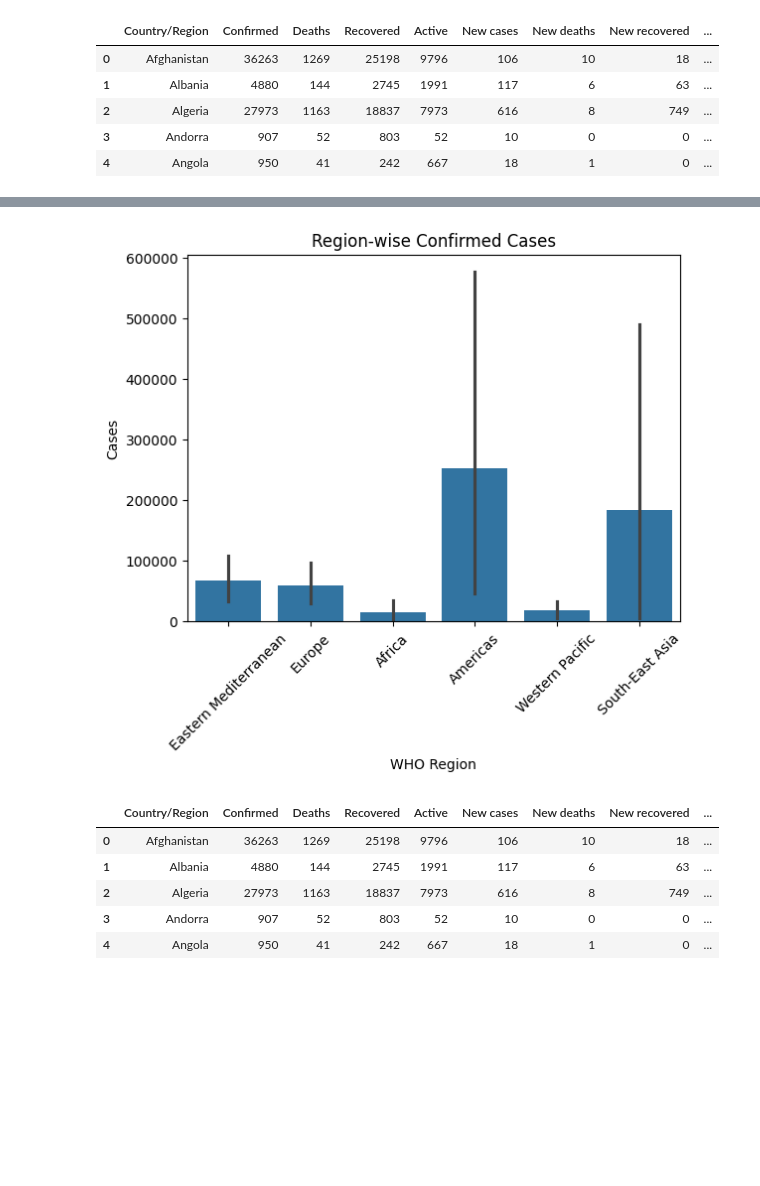
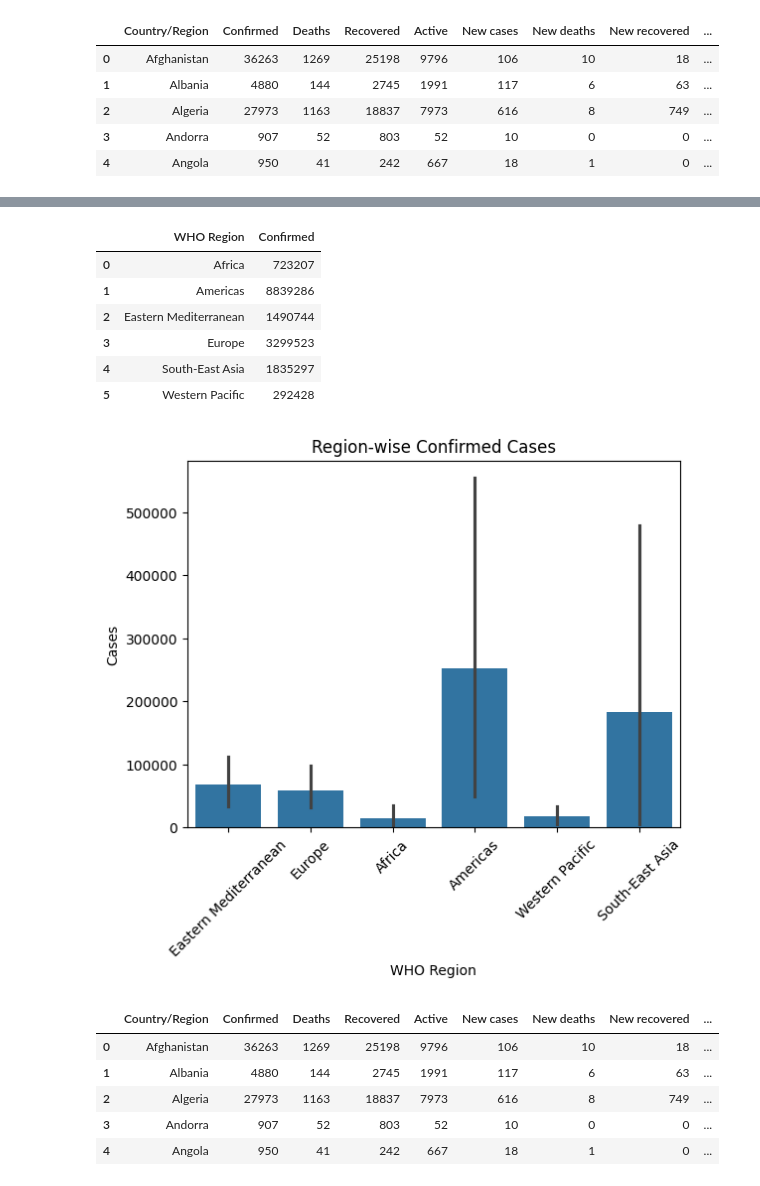
Before and after one commit to Nadhish-PM/covid-dashboard-analysis, a Jupyter notebook: analysis.ipynb, the cells around one changed output, grey strips where cells are left out. Saved outputs shown, nothing was run; the diff lists cells and outputs as text; code cells hidden in the pictures; blank space fills up the shorter version.

```diff
--- a/analysis.ipynb
+++ b/analysis.ipynb
@@ -59,17 +72,28 @@ plt.show()
 [figure]
 # %%
 import seaborn as sns
+from IPython.display import display
+
+region_data = df.groupby('WHO Region')['Confirmed'].sum().reset_index()
+
+display(region_data)
 
 plt.figure()
 sns.barplot(x='WHO Region', y='Confirmed', data=df)
 plt.xticks(rotation=45)
 plt.title("Region-wise Confirmed Cases")
 plt.xlabel("WHO Region")
 plt.ylabel("Cases")
-plt.savefig('../output/region_cases.png')
 plt.show()
 # %% [output]
+|  | WHO Region | Confirmed |
+| 0 | Africa | 723207 |
+| 1 | Americas | 8839286 |
+| 2 | Eastern Mediterranean | 1490744 |
+| 3 | Europe | 3299523 |
+| 4 | South-East Asia | 1835297 |
+| 5 | Western Pacific | 292428 |
-[figure, old version]
+[figure, new version]
 # %%
 # Create new columns
 df['Death Rate'] = (df['Deaths'] / df['Confirmed']) * 100
```
Also changed, not shown: parts of 1 cell of this notebook.
